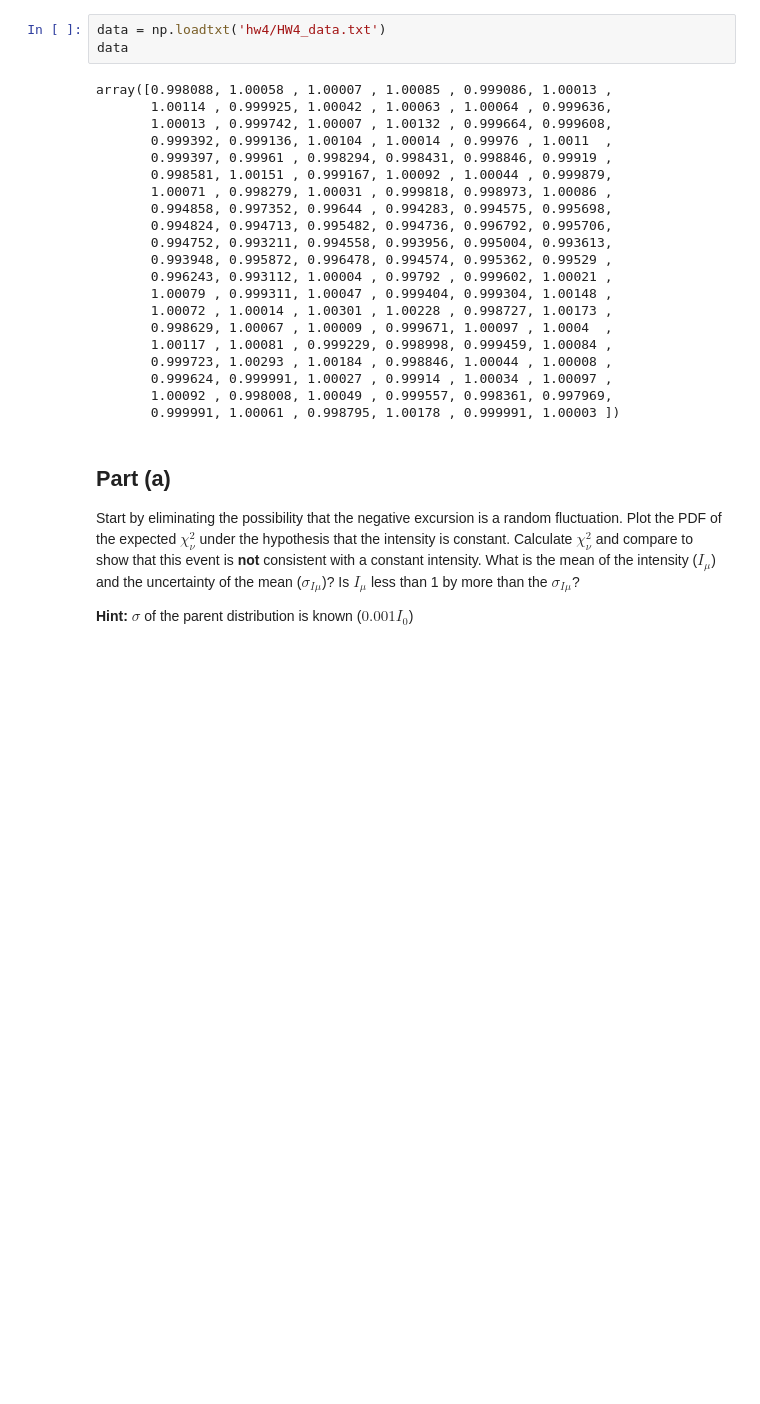
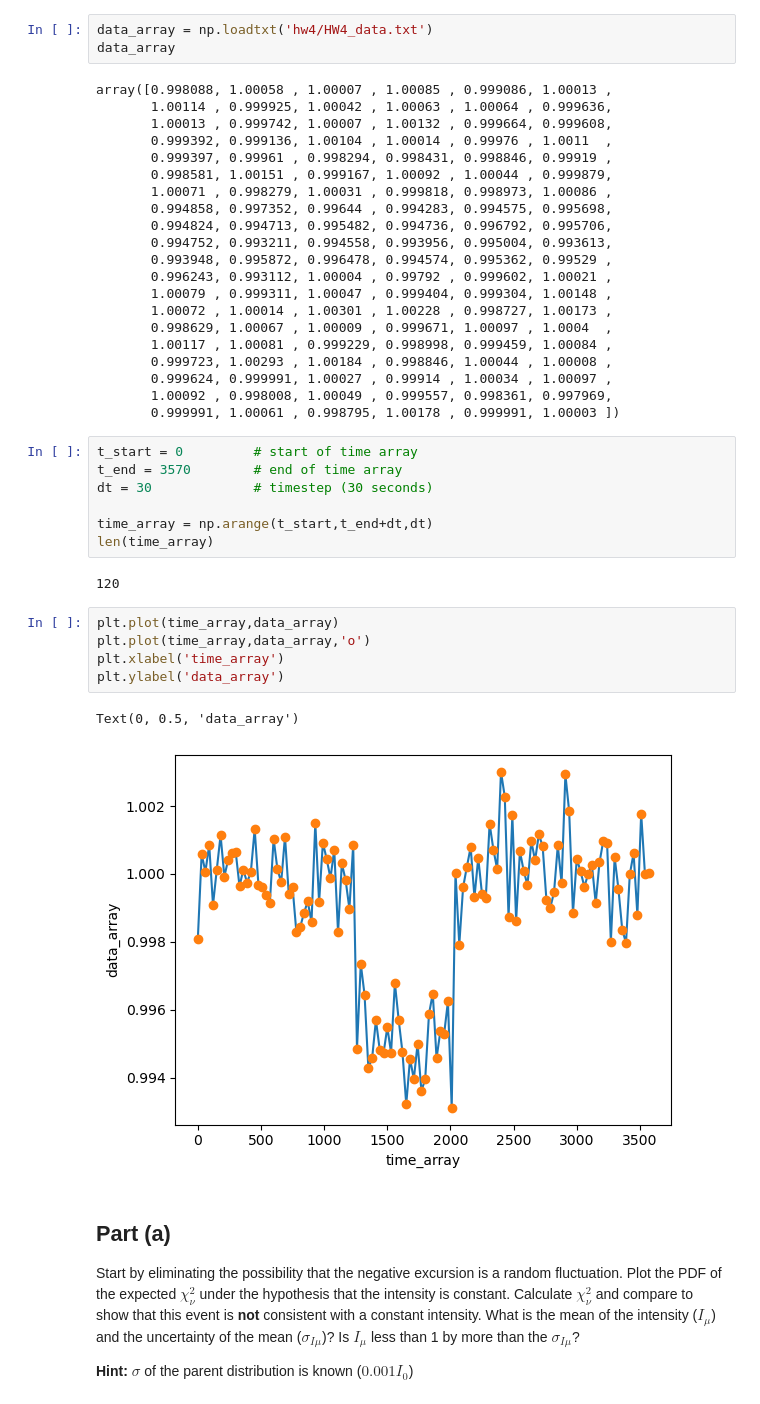
Before and after one commit to Rokkaan5/Code-Reference-Notebook, a Jupyter notebook: CU-Boulder/AstroPhys/HW/hw4/hw4.ipynb, the cells around one changed output. Saved outputs shown, nothing was run; the diff lists cells and outputs as text; blank space fills up the shorter version.

Commit message:
adjust problem figure size and center it, and add code to create time array for data array in Q3 and quarto render progress thus far

```diff
--- a/CU-Boulder/AstroPhys/HW/hw4/hw4.ipynb
+++ b/CU-Boulder/AstroPhys/HW/hw4/hw4.ipynb
@@ -87,6 +77,6 @@ df.head()
 # %%
-data = np.loadtxt('hw4/HW4_data.txt')
-data
+data_array = np.loadtxt('hw4/HW4_data.txt')
+data_array
 # %% [output]
 array([0.998088, 1.00058 , 1.00007 , 1.00085 , 0.999086, 1.00013 ,
        1.00114 , 0.999925, 1.00042 , 1.00063 , 1.00064 , 0.999636,
@@ -108,6 +98,23 @@ array([0.998088, 1.00058 , 1.00007 , 1.00085 , 0.999086, 1.00013 ,
        0.999624, 0.999991, 1.00027 , 0.99914 , 1.00034 , 1.00097 ,
        1.00092 , 0.998008, 1.00049 , 0.999557, 0.998361, 0.997969,
        0.999991, 1.00061 , 0.998795, 1.00178 , 0.999991, 1.00003 ])
+# %%
+t_start = 0         # start of time array
+t_end = 3570        # end of time array
+dt = 30             # timestep (30 seconds)
+
+time_array = np.arange(t_start,t_end+dt,dt)
+len(time_array)
+# %% [output]
+120
+# %%
+plt.plot(time_array,data_array)
+plt.plot(time_array,data_array,'o')
+plt.xlabel('time_array')
+plt.ylabel('data_array')
+# %% [output]
+Text(0, 0.5, 'data_array')
+[figure, added]
 # %% [markdown]
 ## Part (a)
 Start by eliminating the possibility that the negative excursion is a random fluctuation. Plot the PDF of the expected $\chi_\nu^2$ under the hypothesis that the intensity is constant. Calculate $\chi_\nu^2$ and compare to show that this event is **not** consistent with a constant intensity. What is the mean of the intensity ($I_\mu$) and the uncertainty of the mean ($\sigma_{I\mu}$)? Is $I_\mu$ less than 1 by more than the $\sigma_{I\mu}$?
```
Also changed, not shown: parts of 4 cells of this notebook, 3 other files.
